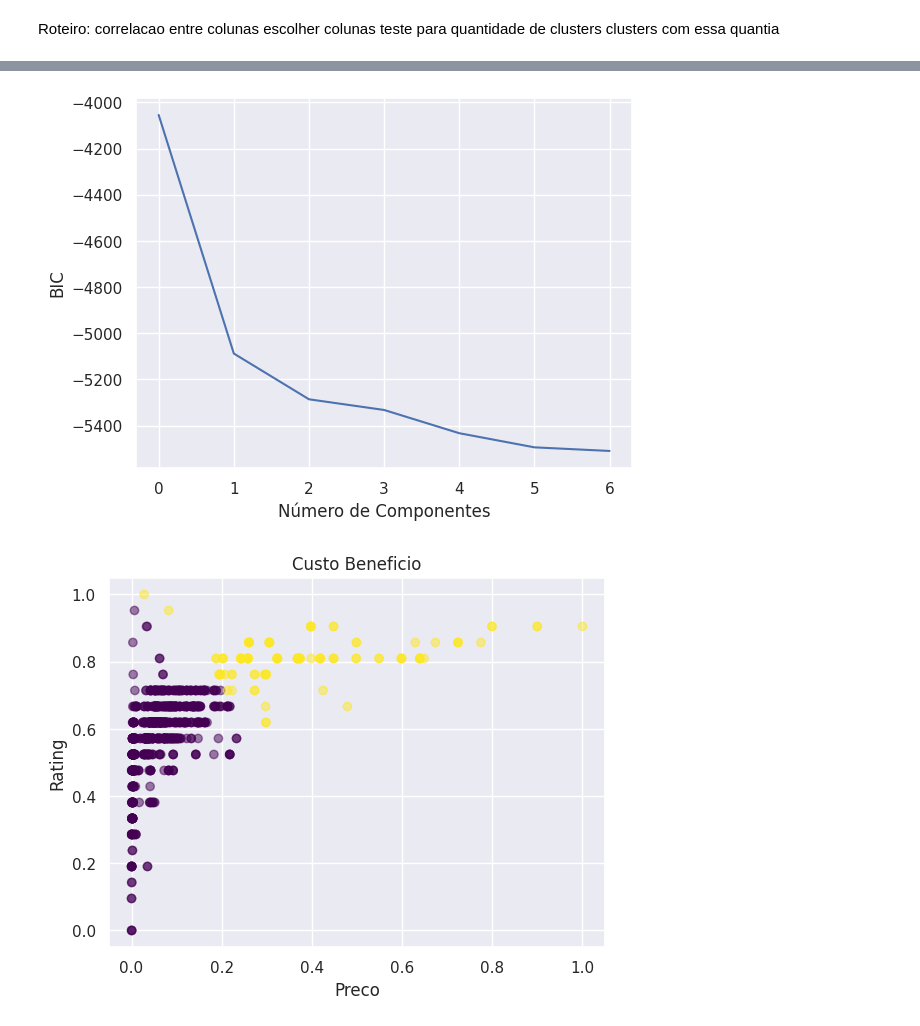
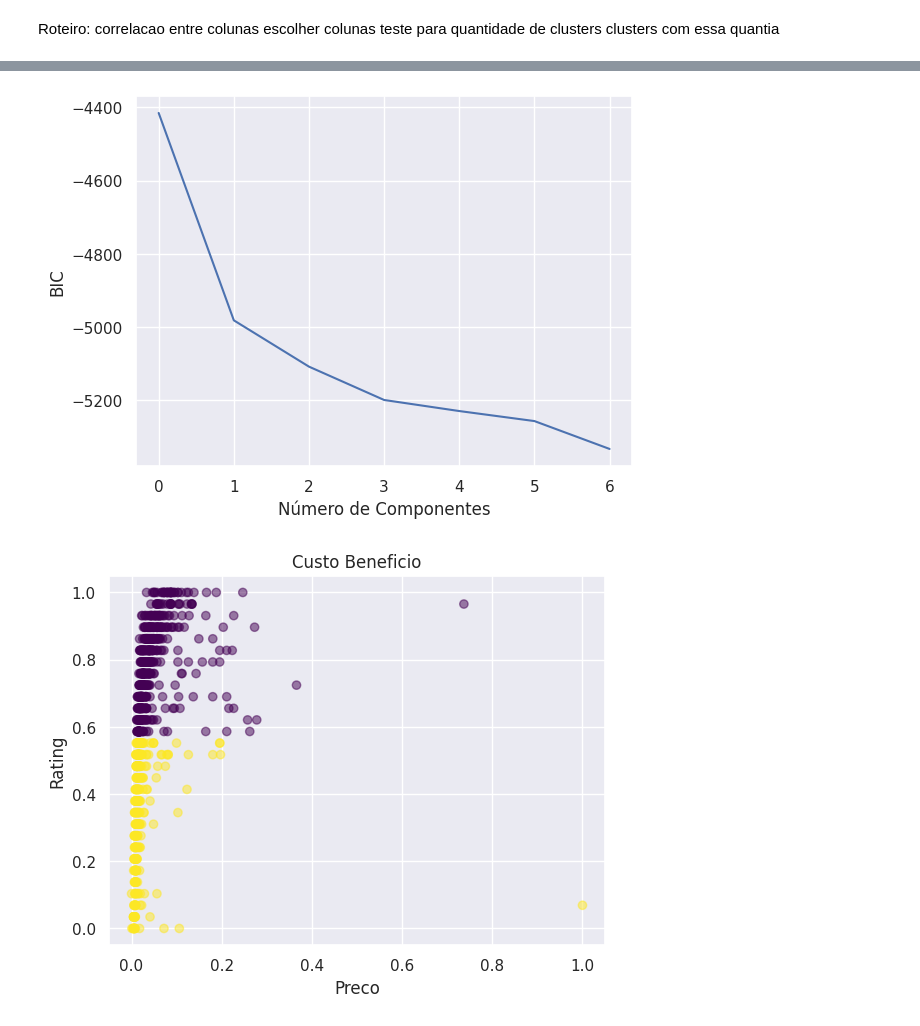
Before and after one commit to ThePaulean/INF1038---An-lise-Explorat-ria, a Jupyter notebook: g2.ipynb, the cells around one changed output, grey strips where cells are left out. Drawn from its saved outputs; the diff is of its cells as text; code cells hidden in the pictures.

```diff
--- a/g2.ipynb
+++ b/g2.ipynb
@@ -7,7 +7,7 @@ from sklearn.metrics import davies_bouldin_score, silhouette_score
 import matplotlib.pyplot as plt
 import seaborn as sns
 
-df = pd.read_csv("mobiles.csv")
+df = pd.read_csv("smartphone_cleaned_v5.csv")
 # %% [markdown]
 Roteiro:
 correlacao entre colunas
@@ -38,3 +38,6 @@ for i in df.dtypes.items():
+# %%
+df.dropna(subset=['rating'], inplace=True)
+df.dropna(subset=['price'], inplace=True)
 # %%
 #method{‘pearson’, ‘kendall’, ‘spearman’}
 corr = df.corr(method="pearson")
@@ -62,7 +65,7 @@ display(df.Rating.min())
 # %%
-min_values = df.Price.min(axis=0)
-max_values = df.Price.max(axis=0)
+min_values = df.price.min(axis=0)
+max_values = df.price.max(axis=0)
 # Normalizar os dados usando a fórmula de normalização min-max
-preco = (df.Price - min_values) / (max_values - min_values)
+preco = (df.price - min_values) / (max_values - min_values)
 preco
 # %% [output]
@@ -81,7 +84,7 @@ Name: Price, Length: 984, dtype: float64
 # %%
-min_values = df.Rating.min(axis=0)
-max_values = df.Rating.max(axis=0)
+min_values = df.rating.min(axis=0)
+max_values = df.rating.max(axis=0)
 # Normalizar os dados usando a fórmula de normalização min-max
-rat = (df.Rating - min_values) / (max_values - min_values)
+rat = (df.rating - min_values) / (max_values - min_values)
 rat
 # %% [output]
@@ -171,7 +174,7 @@ plt.xlabel("Número de Componentes")
 plt.ylabel("BIC")
 plt.show()
 # %% [output]
-[figure, old version]
+[figure, new version]
 # %%
 n_clusters = 2
 
@@ -181,16 +184,16 @@ kmeans.fit(df1)
 
 clusters_labels = kmeans.labels_
 # %%
-x = df1.Price
-y = df1.Rating
+x = df1.price
+y = df1.rating
 
 plt.scatter(x, y, c=clusters_labels, cmap='viridis', alpha=0.5)
 plt.xlabel('Preco')
 plt.ylabel('Rating')
 plt.title('Custo Beneficio')
 plt.show()
 # %% [output]
-[figure, old version]
+[figure, new version]
 # %%
 n_clusters = 3
 
```
Also changed, not shown: parts of 14 cells of this notebook.
